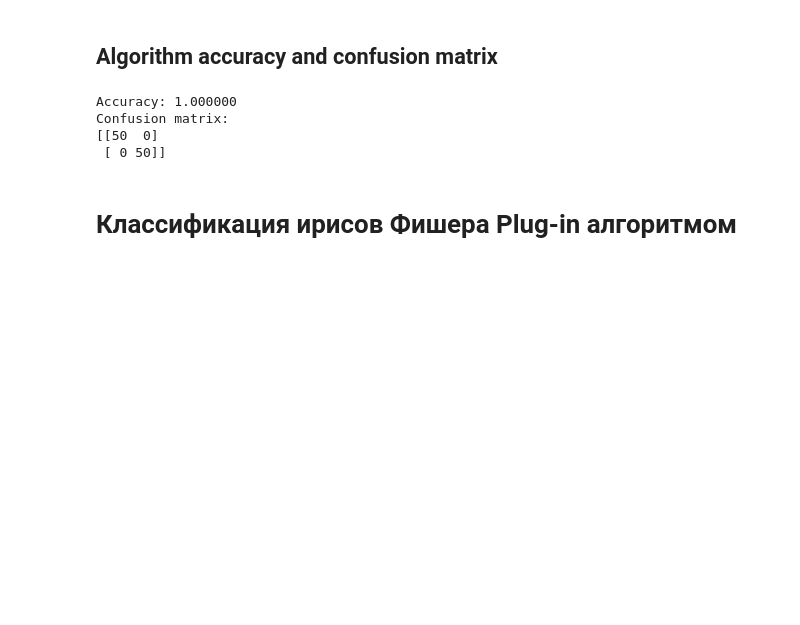
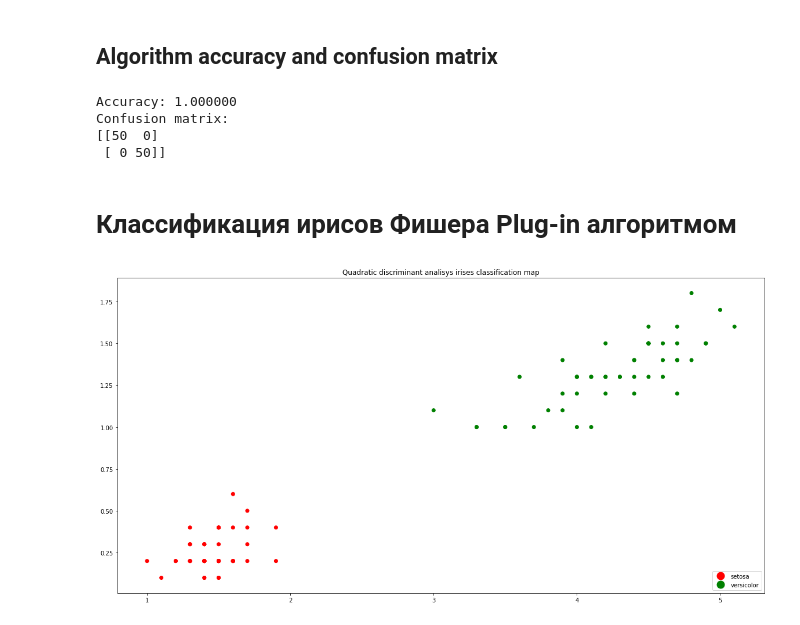
Before and after one commit to IHappyPlant/MLTheory, a Jupyter notebook: BayesClassifiers.ipynb, the cells around one changed output. Drawn from its saved outputs; the diff is of its cells as text; code cells hidden in the pictures; blank space fills up the shorter version.

```diff
--- a/BayesClassifiers.ipynb
+++ b/BayesClassifiers.ipynb
@@ -57,0 +55,22 @@ clf.fit(data, target)
+# %%
+clf = QuadraticDiscriminantAnalysis()
+clf.fit(data, target)
+
+colors = np.array(['red', 'green'])
+fig, ax = plt.subplots(figsize=(20, 10))
+ax.scatter(data[:, 0], data[:, 1], color=colors[target])
+handlers = [Line2D([0], [0], marker='o', color='w', label=target_names[i],
+            markerfacecolor=colors[i], markersize=15) for i in range(0, len(colors))]
+ax.legend(handles=handlers, loc='lower right')
+ax.set_title('Quadratic discriminant analisys irises classification map')
+
+x_min, x_max = plt.xlim()
+y_min, y_max = plt.ylim()
+xx, yy = np.meshgrid(np.linspace(x_min, x_max, 200),
+                     np.linspace(y_min, y_max, 200))
+Z = clf.predict_proba(np.c_[xx.ravel(), yy.ravel()])
+Z = Z[:, 1].reshape(xx.shape)
+ax.contour(xx, yy, Z, [0, 0.5, 1], linewidths=2, colors='white')
+plt.show()
+# %% [output]
+[figure, added]
```
Also changed, not shown: parts of 1 cell of this notebook.
